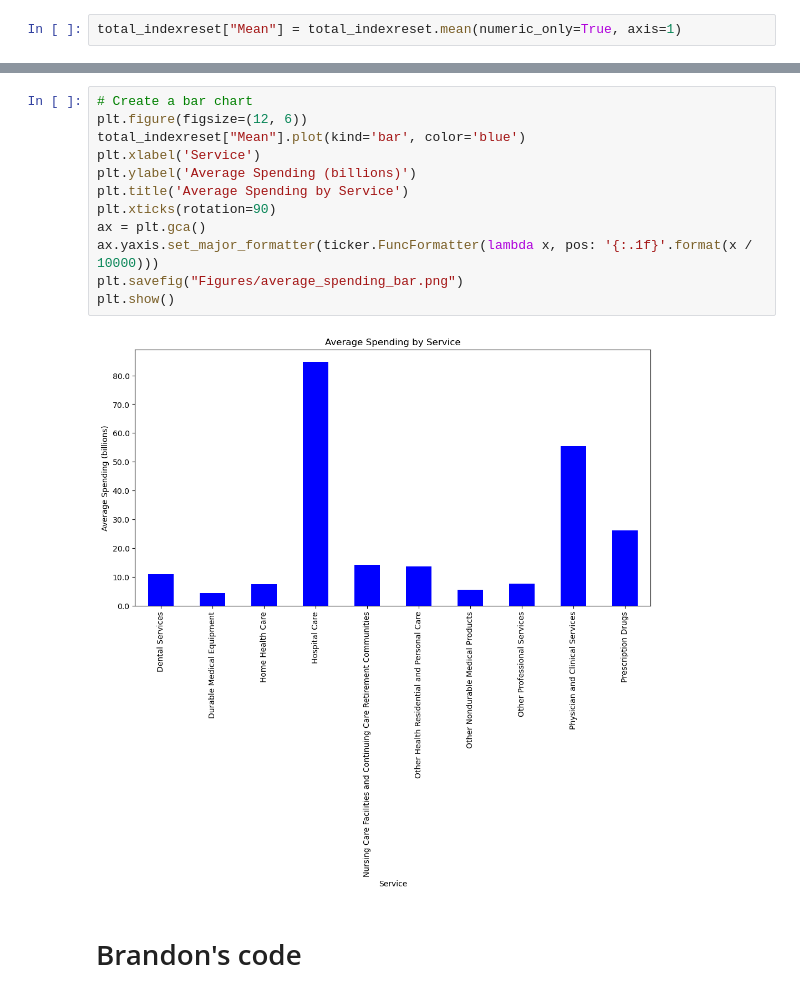
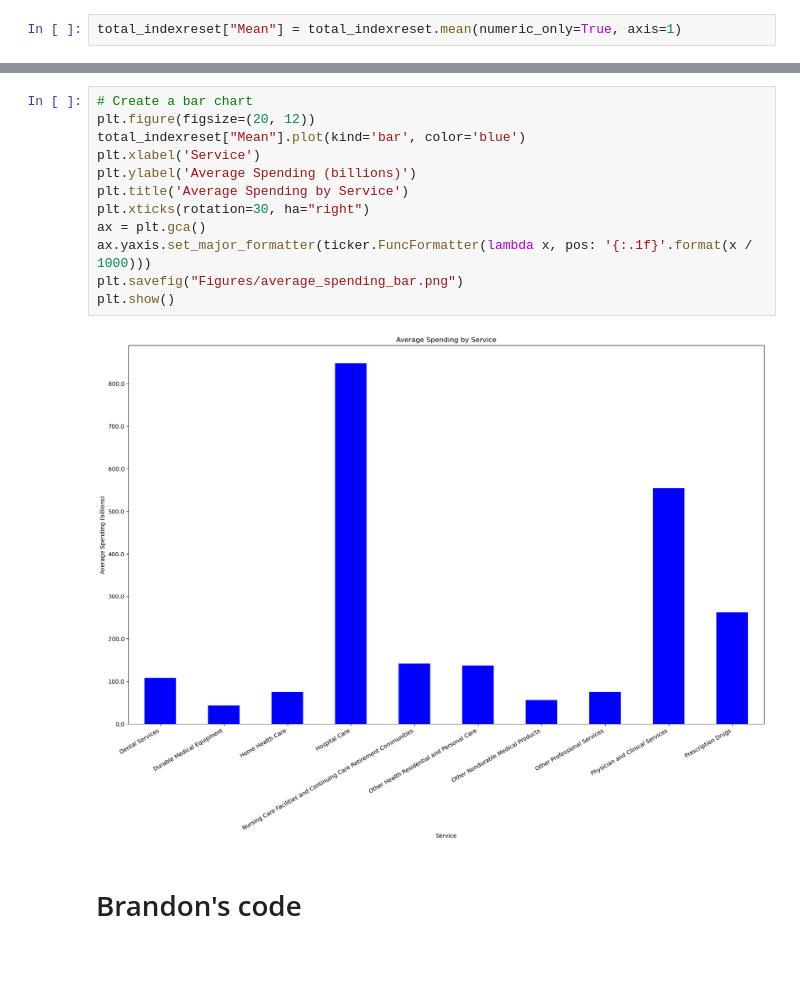
Before and after one commit to vokouns/us-healthcare-spending, a Jupyter notebook: us_healthcare_spending.ipynb, the cells around one changed output, grey strips where cells are left out. Cells and saved outputs as stored; diff of their text form; blank space fills up the shorter version.

Commit message:
fixed average spending bar chart

```diff
--- a/us_healthcare_spending.ipynb
+++ b/us_healthcare_spending.ipynb
@@ -943,16 +947,16 @@ plt.show()
 # %%
 # Create a bar chart
-plt.figure(figsize=(12, 6))
+plt.figure(figsize=(20, 12))
 total_indexreset["Mean"].plot(kind='bar', color='blue')
 plt.xlabel('Service')
 plt.ylabel('Average Spending (billions)')
 plt.title('Average Spending by Service')
-plt.xticks(rotation=90)
+plt.xticks(rotation=30, ha="right")
 ax = plt.gca()
-ax.yaxis.set_major_formatter(ticker.FuncFormatter(lambda x, pos: '{:.1f}'.format(x / 10000)))
+ax.yaxis.set_major_formatter(ticker.FuncFormatter(lambda x, pos: '{:.1f}'.format(x / 1000)))
 plt.savefig("Figures/average_spending_bar.png")
 plt.show()
 # %% [output]
-[figure, old version]
+[figure, new version]
 # %% [markdown]
 # Brandon's code
```
Also changed, not shown: parts of 2 cells of this notebook, 1 other file.
